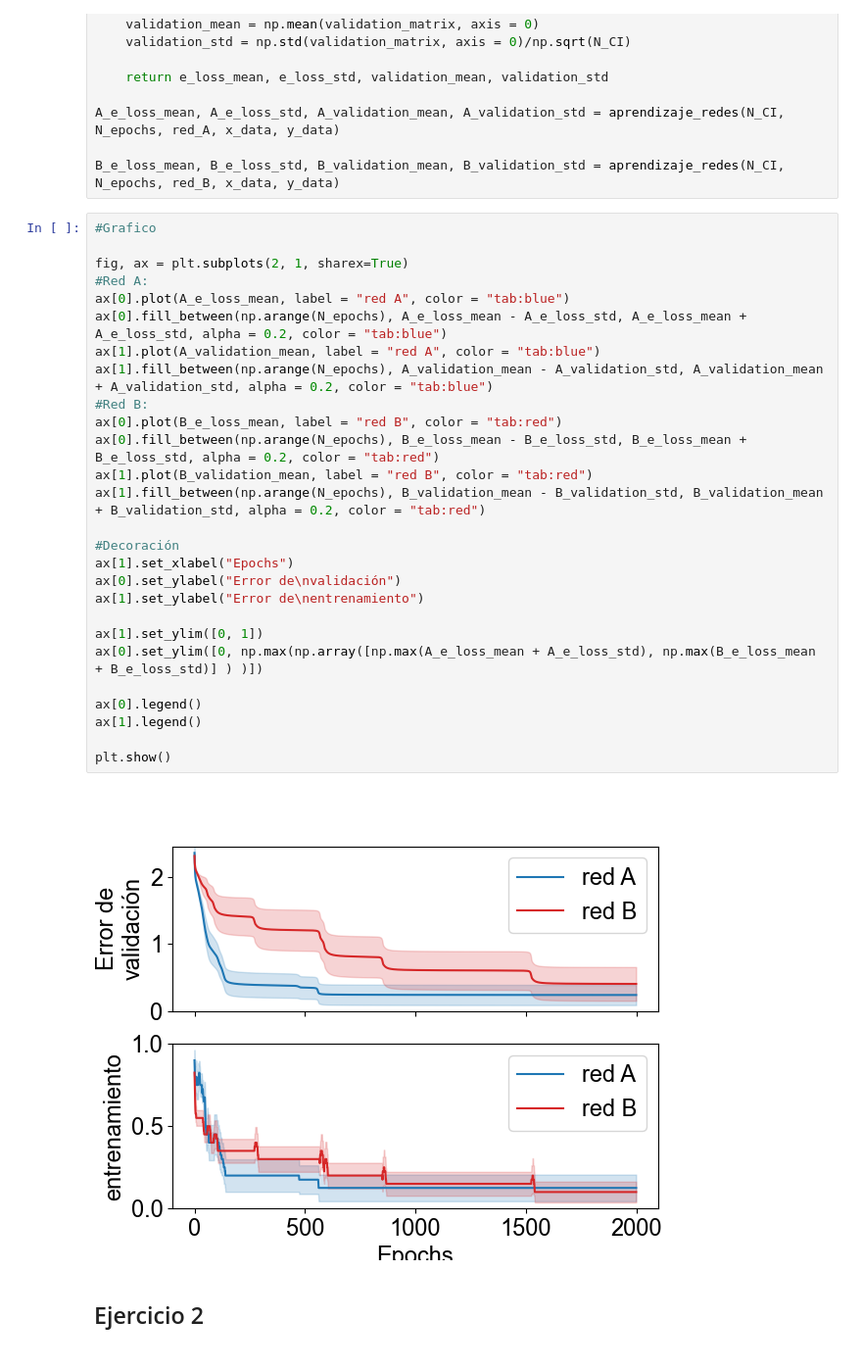
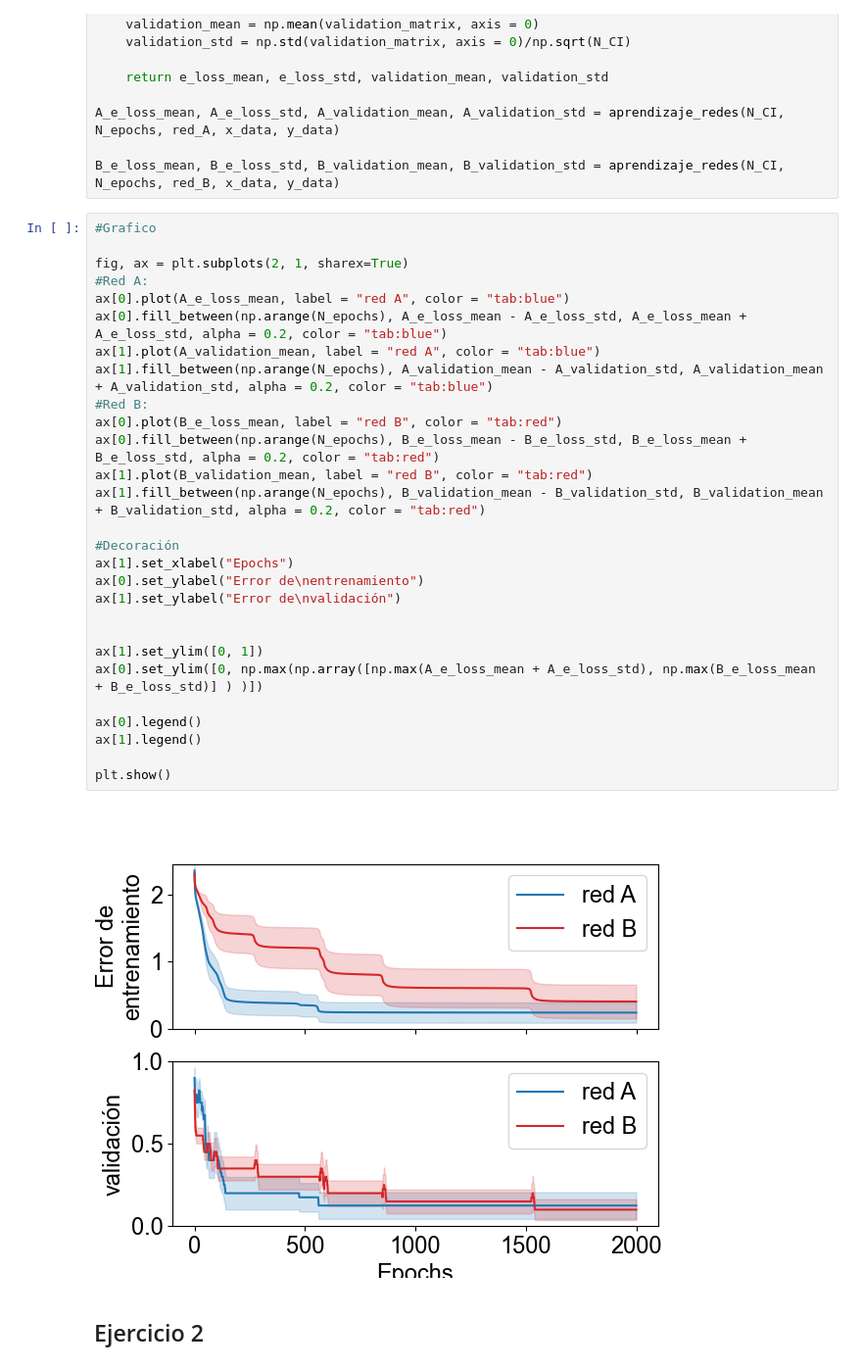
Before and after one commit to Lupama2/RedesNeuronales, a Jupyter notebook: Practicas/practica_4/practica_4_ej_1_y_2.ipynb, the cells around one changed output. Shown at 98% size. Drawn from its saved outputs; the diff is of its cells as text.

```diff
--- a/Practicas/practica_4/practica_4_ej_1_y_2.ipynb
+++ b/Practicas/practica_4/practica_4_ej_1_y_2.ipynb
@@ -207,32 +207,33 @@ B_e_loss_mean, B_e_loss_std, B_validation_mean, B_validation_std = aprendizaje_r
 # %%
 #Grafico
 
 fig, ax = plt.subplots(2, 1, sharex=True)
 #Red A:
 ax[0].plot(A_e_loss_mean, label = "red A", color = "tab:blue")
 ax[0].fill_between(np.arange(N_epochs), A_e_loss_mean - A_e_loss_std, A_e_loss_mean + A_e_loss_std, alpha = 0.2, color = "tab:blue")
 ax[1].plot(A_validation_mean, label = "red A", color = "tab:blue")
 ax[1].fill_between(np.arange(N_epochs), A_validation_mean - A_validation_std, A_validation_mean + A_validation_std, alpha = 0.2, color = "tab:blue")
 #Red B:
 ax[0].plot(B_e_loss_mean, label = "red B", color = "tab:red")
 ax[0].fill_between(np.arange(N_epochs), B_e_loss_mean - B_e_loss_std, B_e_loss_mean + B_e_loss_std, alpha = 0.2, color = "tab:red")
 ax[1].plot(B_validation_mean, label = "red B", color = "tab:red")
 ax[1].fill_between(np.arange(N_epochs), B_validation_mean - B_validation_std, B_validation_mean + B_validation_std, alpha = 0.2, color = "tab:red")
 
 #Decoración
 ax[1].set_xlabel("Epochs")
-ax[0].set_ylabel("Error de\nvalidación")
-ax[1].set_ylabel("Error de\nentrenamiento")
+ax[0].set_ylabel("Error de\nentrenamiento")
+ax[1].set_ylabel("Error de\nvalidación")
+
 
 ax[1].set_ylim([0, 1])
 ax[0].set_ylim([0, np.max(np.array([np.max(A_e_loss_mean + A_e_loss_std), np.max(B_e_loss_mean + B_e_loss_std)] ) )])
 
 ax[0].legend()
 ax[1].legend()
 
 plt.show()
 # %% [output]
-[figure, old version]
+[figure, new version]
 # %% [markdown]
 ## Ejercicio 2
 # %%
```
Also changed, not shown: parts of 5 cells of this notebook.
